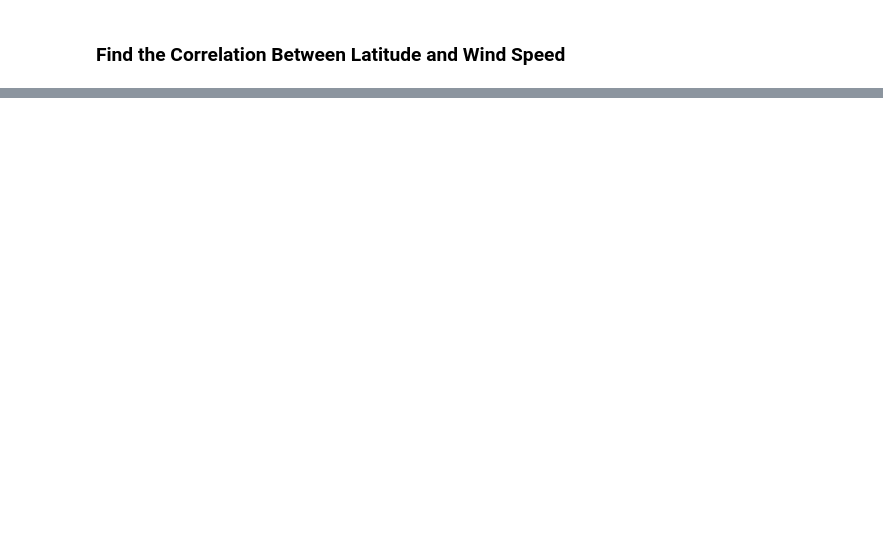
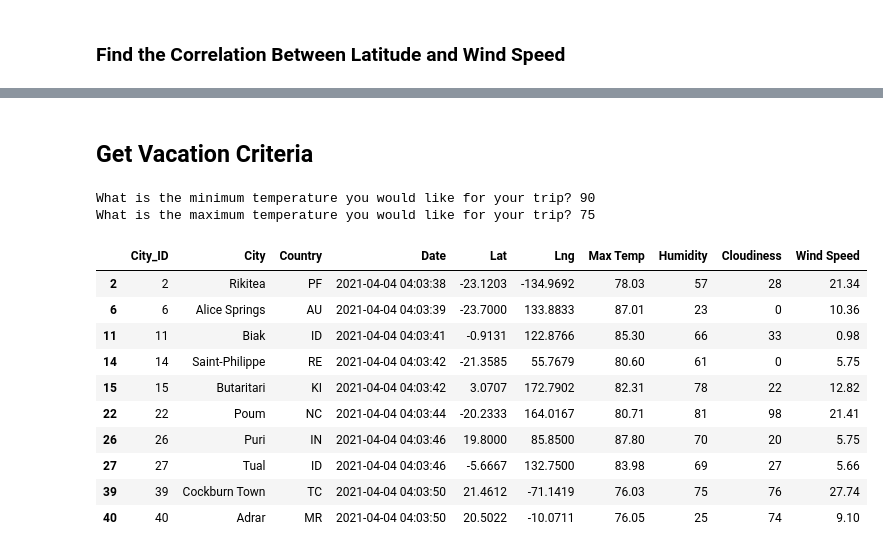
Before and after one commit to risedragon/World_Weather_Analysis, a Jupyter notebook: WeatherPy.ipynb, the cells around one changed output, grey strips where cells are left out. Cells and saved outputs as stored; diff of their text form; code cells hidden in the pictures; blank space fills up the shorter version.

Commit message:
Map Vacation Criteria

```diff
--- a/WeatherPy.ipynb
+++ b/WeatherPy.ipynb
@@ -386,0 +394,4 @@ plot_linear_regression(x_values, y_values,
+# %%
+# Store the CSV you saved created in part one into a DataFrame.
+city_data_df = pd.read_csv("weather_data/cities.csv")
+city_data_df.head()
@@ -386,0 +428,15 @@ plot_linear_regression(x_values, y_values,
+# %%
+# Heatmap of temperature
+# Get the latitude and longitude.
+locations = city_data_df[["Lat", "Lng"]]
+# Get the maximum temperature.
+max_temp = city_data_df["Max Temp"].map(lambda x: x if x>0 else 0)
+#max_temp = max_temp.map(lambda x: x if x>0 else 0)
+# Assign the figure variable.
+fig = gmaps.figure(center=(30.0, 31.0), zoom_level=1.5)
+# Assign the heatmap variable.
+heat_layer = gmaps.heatmap_layer(locations, weights=max_temp)
+# Add the heatmap layer.
+fig.add_layer(heat_layer)
+# Call the figure to plot the data.
+fig
@@ -386,0 +498,34 @@ plot_linear_regression(x_values, y_values,
+# %% [markdown]
+## Get Vacation Criteria
+# %%
+# Ask the customer to add a minimum and maximum temperature value.
+condition = 0
+while condition ==0:
+    try:
+        min_temp = float(input("What is the minimum temperature you would like for your trip? "))
+        max_temp = float(input("What is the maximum temperature you would like for your trip? "))
+        if max_temp < min_temp:
+            max_temp, min_temp = min_temp, max_temp
+            condition = 1
+    except:
+        print("Pleae input number")
+# %% [output]
+What is the minimum temperature you would like for your trip? 90
+What is the maximum temperature you would like for your trip? 75
+# %%
+# Filter the dataset to find the cities that fit the criteria.
+preferred_cities_df = city_data_df.loc[(city_data_df["Max Temp"] <= max_temp) & \
+                                       (city_data_df["Max Temp"] >= min_temp)]
+preferred_cities_df.head(10)
+# %% [output]
+|  | City_ID | City | Country | Date | Lat | Lng | Max Temp | Humidity | Cloudiness | Wind Speed |
+| 2 | 2 | Rikitea | PF | 2021-04-04 04:03:38 | -23.1203 | -134.9692 | 78.03 | 57 | 28 | 21.34 |
+| 6 | 6 | Alice Springs | AU | 2021-04-04 04:03:39 | -23.7000 | 133.8833 | 87.01 | 23 | 0 | 10.36 |
+| 11 | 11 | Biak | ID | 2021-04-04 04:03:41 | -0.9131 | 122.8766 | 85.30 | 66 | 33 | 0.98 |
+| 14 | 14 | Saint-Philippe | RE | 2021-04-04 04:03:42 | -21.3585 | 55.7679 | 80.60 | 61 | 0 | 5.75 |
+| 15 | 15 | Butaritari | KI | 2021-04-04 04:03:42 | 3.0707 | 172.7902 | 82.31 | 78 | 22 | 12.82 |
+| 22 | 22 | Poum | NC | 2021-04-04 04:03:44 | -20.2333 | 164.0167 | 80.71 | 81 | 98 | 21.41 |
+| 26 | 26 | Puri | IN | 2021-04-04 04:03:46 | 19.8000 | 85.8500 | 87.80 | 70 | 20 | 5.75 |
+| 27 | 27 | Tual | ID | 2021-04-04 04:03:46 | -5.6667 | 132.7500 | 83.98 | 69 | 27 | 5.66 |
+| 39 | 39 | Cockburn Town | TC | 2021-04-04 04:03:50 | 21.4612 | -71.1419 | 76.03 | 75 | 76 | 27.74 |
+| 40 | 40 | Adrar | MR | 2021-04-04 04:03:50 | 20.5022 | -10.0711 | 76.05 | 25 | 74 | 9.10 |
```
Also changed, not shown: parts of 42 cells of this notebook, 6 other files.
